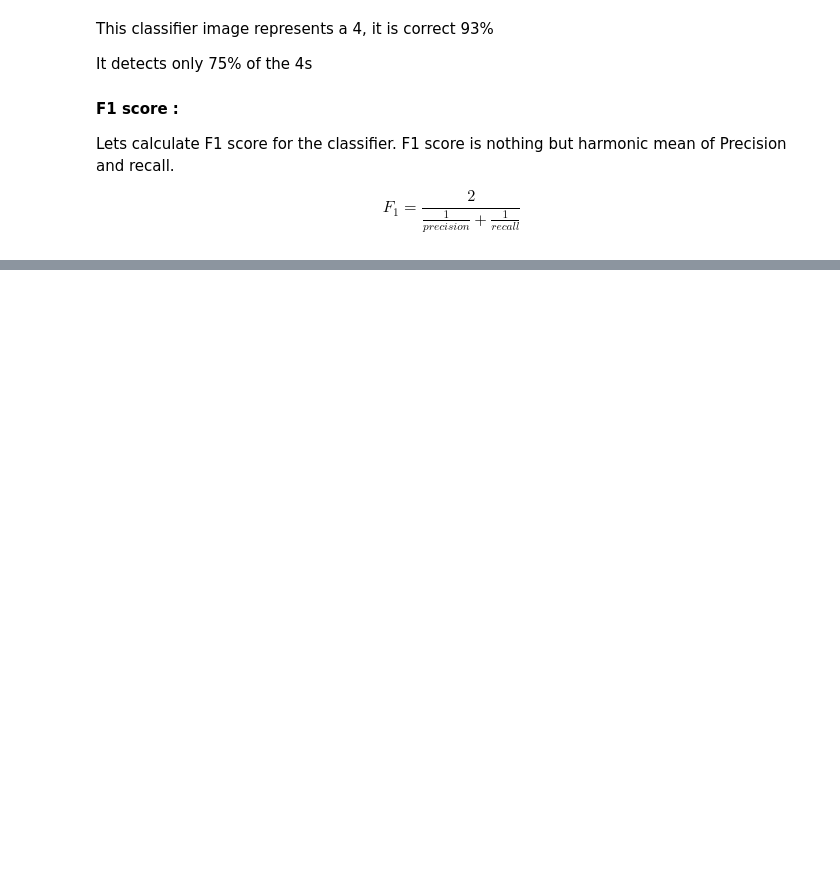
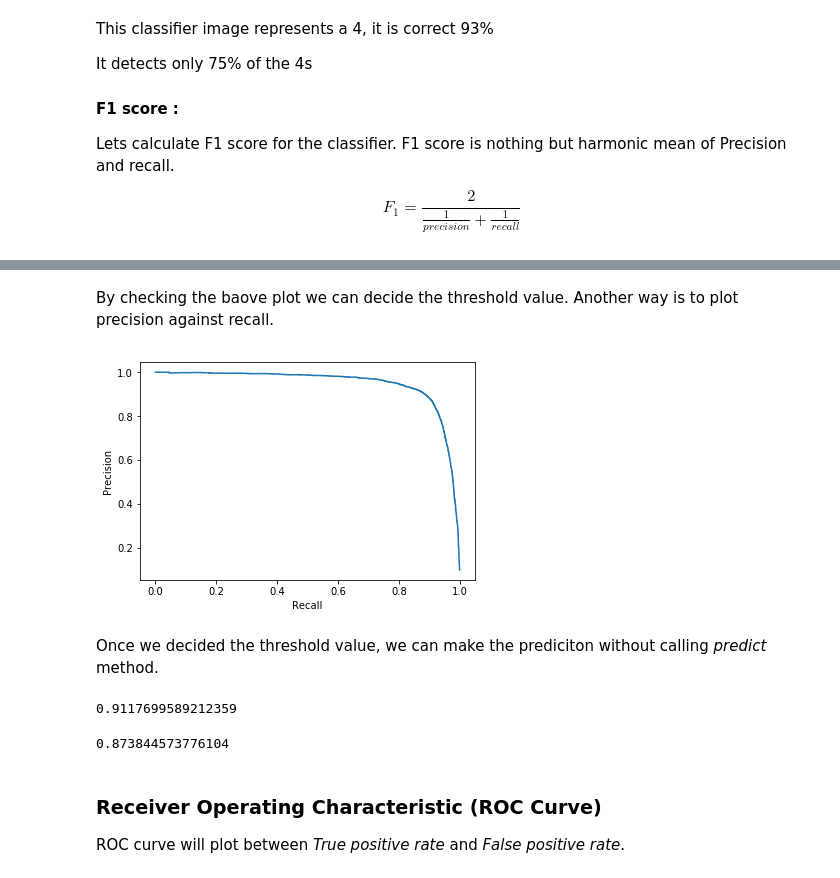
Before and after one commit to MrWayneNU/Classification, a Jupyter notebook: Classification.ipynb, the cells around one changed output, grey strips where cells are left out. Cells and saved outputs as stored; diff of their text form; code cells hidden in the pictures; blank space fills up the shorter version.

```diff
--- a/Classification.ipynb
+++ b/Classification.ipynb
@@ -197,0 +254,11 @@ f1_score(y_train_4,y_train_pred)
+# %% [markdown]
+By checking the baove plot we can decide the threshold value. Another way is to plot precision against recall.
+# %%
+plt.plot(recalls,precisions)
+plt.xlabel("Recall")
+plt.ylabel("Precision")
+plt.show()
+# %% [output]
+[figure, added]
+# %% [markdown]
+Once we decided the threshold value, we can make the prediciton without calling _predict_ method.
@@ -197,0 +267,13 @@ f1_score(y_train_4,y_train_pred)
+# %%
+precision_score(y_train_4,y_train_pred_90)
+# %% [output]
+0.9117699589212359
+# %%
+recall_score(y_train_4, y_train_pred_90)
+# %% [output]
+0.873844573776104
+# %% [markdown]
+### Receiver Operating Characteristic (ROC Curve)
+
+
+ROC curve will plot between _True positive rate_ and _False positive rate_.
```
Also changed, not shown: parts of 20 cells of this notebook.
